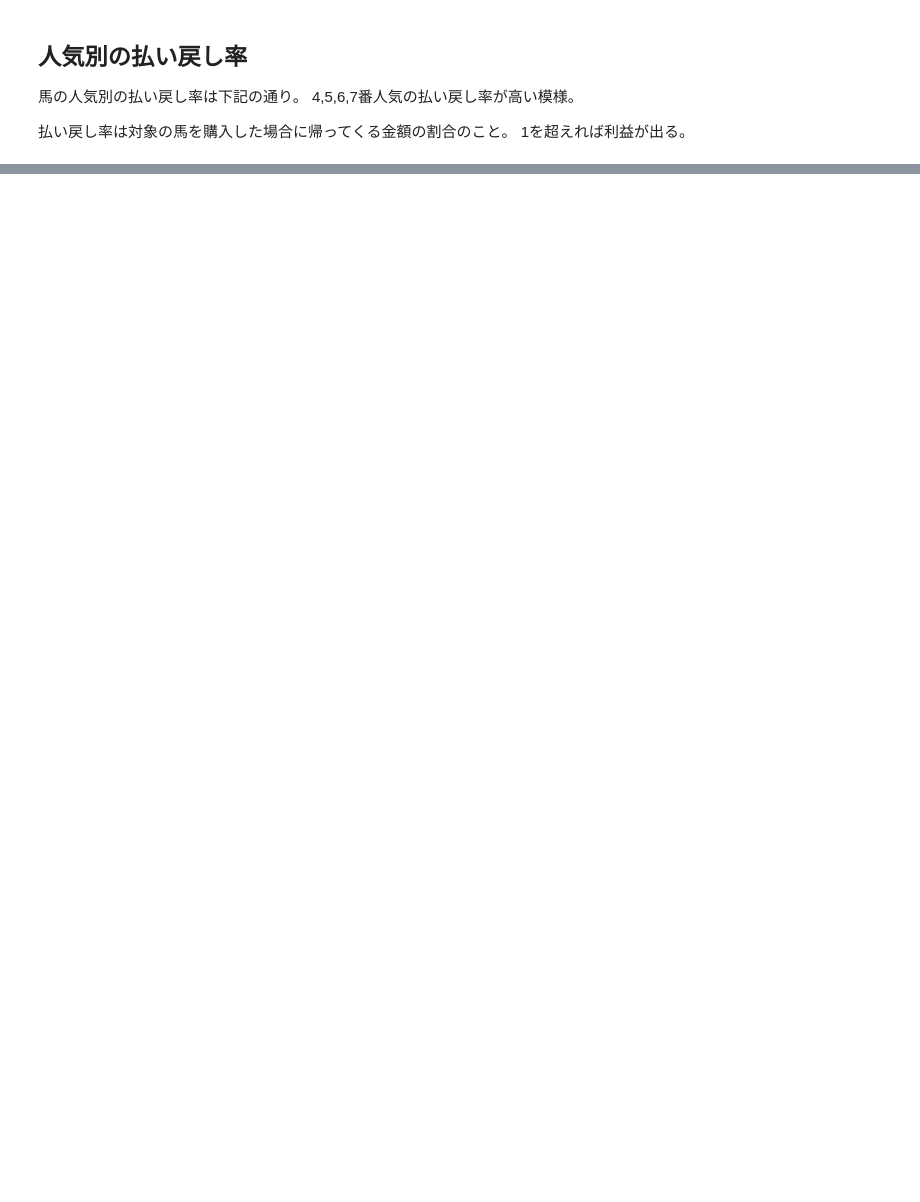
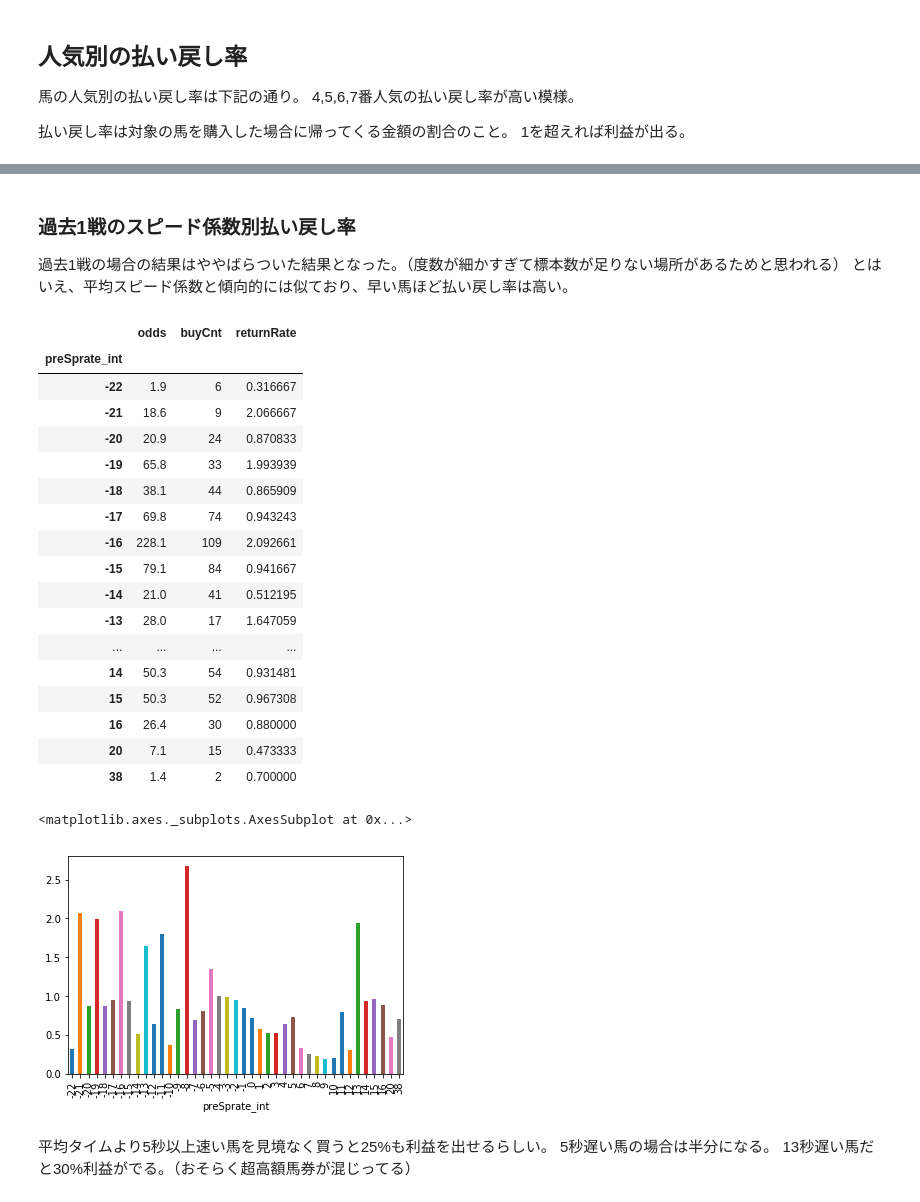
Before and after one commit to nohoho1009/UM4, a Jupyter notebook: notebooks/note1.ipynb, the cells around one changed output, grey strips where cells are left out. Drawn from its saved outputs; the diff is of its cells as text; code cells hidden in the pictures; blank space fills up the shorter version.

```diff
--- a/notebooks/note1.ipynb
+++ b/notebooks/note1.ipynb
@@ -67,0 +150,42 @@ dtype: float64
+# %% [markdown]
+### 過去1戦のスピード係数別払い戻し率
+過去1戦の場合の結果はややばらついた結果となった。（度数が細かすぎて標本数が足りない場所があるためと思われる）
+とはいえ、平均スピード係数と傾向的には似ており、早い馬ほど払い戻し率は高い。
+# %%
+# %%
+# 前回の速度レート毎の回収率
+feature_u["cnt"] = 1
+buyTime = feature_u.groupby(["preSprate_int"]).cnt.count()
+
+result_1st = feature_u[feature_u.order_of_finish == 1]
+payback = result_1st.groupby(["preSprate_int"]).agg({"odds": "sum"})
+payback["buyCnt"] = buyTime
+payback["returnRate"] = payback.odds / payback.buyCnt
+
+display(payback)
+payback.returnRate.plot.bar()
+# %% [output]
+|  | odds | buyCnt | returnRate |
+| preSprate_int |  |  |  |
+| -22 | 1.9 | 6 | 0.316667 |
+| -21 | 18.6 | 9 | 2.066667 |
+| -20 | 20.9 | 24 | 0.870833 |
+| -19 | 65.8 | 33 | 1.993939 |
+| -18 | 38.1 | 44 | 0.865909 |
+| -17 | 69.8 | 74 | 0.943243 |
+| -16 | 228.1 | 109 | 2.092661 |
+| -15 | 79.1 | 84 | 0.941667 |
+| -14 | 21.0 | 41 | 0.512195 |
+| -13 | 28.0 | 17 | 1.647059 |
+| ... | ... | ... | ... |
+| 14 | 50.3 | 54 | 0.931481 |
+| 15 | 50.3 | 52 | 0.967308 |
+| 16 | 26.4 | 30 | 0.880000 |
+| 20 | 7.1 | 15 | 0.473333 |
+| 38 | 1.4 | 2 | 0.700000 |
+<matplotlib.axes._subplots.AxesSubplot at 0x...>
+[figure, added]
+# %% [markdown]
+平均タイムより5秒以上速い馬を見境なく買うと25%も利益を出せるらしい。
+5秒遅い馬の場合は半分になる。
+13秒遅い馬だと30%利益がでる。（おそらく超高額馬券が混じってる）
```
Also changed, not shown: parts of 13 cells of this notebook, 2 other files.
